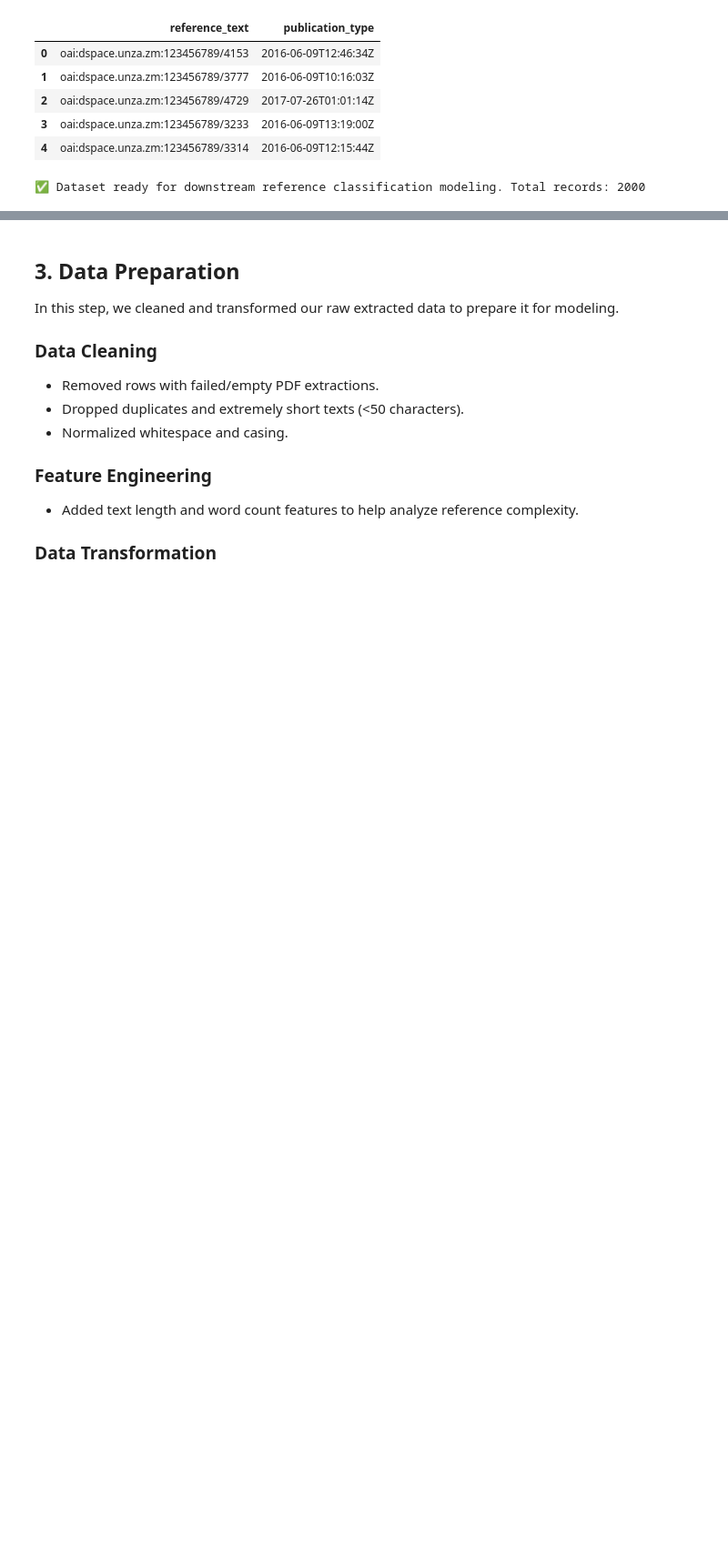
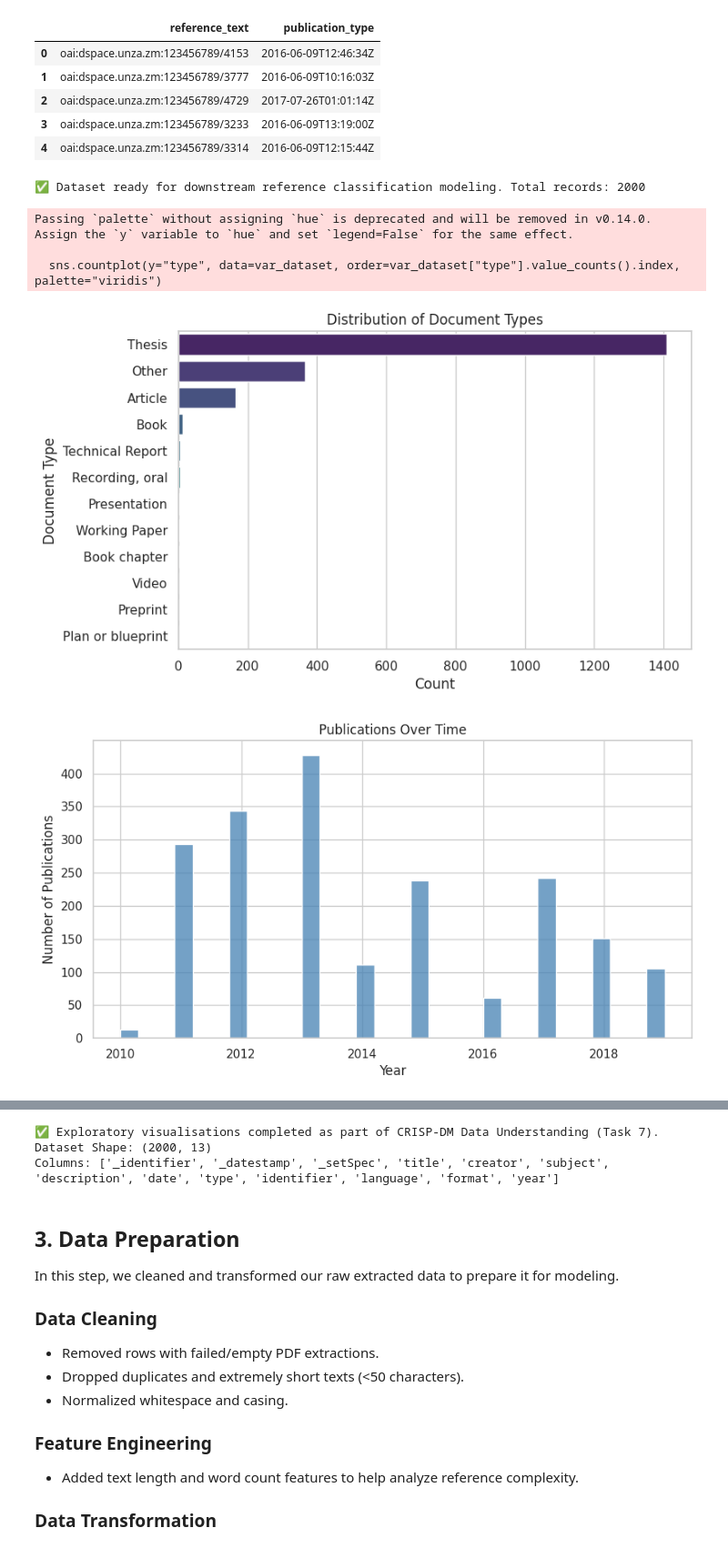
Before and after one commit to msimuko/code-unza25-csc4792-project_team_30, a Jupyter notebook: code_unza25_csc4792_project_team_30_notebook.ipynb, the cells around one changed output, grey strips where cells are left out. Shown at 91% size. Cells and saved outputs as stored; diff of their text form; code cells hidden in the pictures; blank space fills up the shorter version.

```diff
--- a/code_unza25_csc4792_project_team_30_notebook.ipynb
+++ b/code_unza25_csc4792_project_team_30_notebook.ipynb
@@ -434,3 +434,76 @@ oaidspaceunzazm: 2000
 | 3 | oai:dspace.unza.zm:123456789/3233 | 2016-06-09T13:19:00Z |
 | 4 | oai:dspace.unza.zm:123456789/3314 | 2016-06-09T12:15:44Z |
 ✅ Dataset ready for downstream reference classification modeling. Total records: 2000
+# %%
+# 📊 Task 7: Data Understanding – Exploratory Visualisations (CRISP-DM)
+
+import seaborn as sns
+from wordcloud import WordCloud
+
+sns.set(style="whitegrid")
+
+# --- 1. Distribution of document types ---
+plt.figure(figsize=(8,5))
+sns.countplot(y="type", data=var_dataset, order=var_dataset["type"].value_counts().index, palette="viridis")
+plt.title("Distribution of Document Types")
+plt.xlabel("Count")
+plt.ylabel("Document Type")
+plt.show()
+
+# --- 2. Publication trends over time ---
+# Use 'date' column (extract year if possible)
+var_dataset["year"] = pd.to_numeric(var_dataset["date"].astype(str).str[:4], errors="coerce")
+
+plt.figure(figsize=(10,5))
+sns.histplot(var_dataset["year"].dropna(), bins=30, kde=False, color="steelblue")
+plt.title("Publications Over Time")
+plt.xlabel("Year")
+plt.ylabel("Number of Publications")
+plt.show()
+
+# --- 3. Languages distribution ---
+plt.figure(figsize=(6,4))
+var_dataset["language"].value_counts().head(10).plot(kind="bar", color="coral")
+plt.title("Top 10 Languages in the Repository")
+plt.xlabel("Language")
+plt.ylabel("Count")
+plt.show()
+
+# --- 4. Top Authors/Creators ---
+plt.figure(figsize=(10,5))
+var_dataset["creator"].value_counts().head(10).plot(kind="bar", color="slateblue")
+plt.title("Top 10 Authors by Publications")
+plt.xlabel("Author")
+plt.ylabel("Count")
+plt.show()
+
+# --- 5. WordCloud of subjects ---
+text_subjects = " ".join(str(s) for s in var_dataset["subject"].dropna())
+wordcloud = WordCloud(width=1000, height=600, background_color="white").generate(text_subjects)
+
+plt.figure(figsize=(12,7))
+plt.imshow(wordcloud, interpolation="bilinear")
+plt.axis("off")
+plt.title("Common Research Subjects", fontsize=16)
+plt.show()
+
+# --- 6. WordCloud of titles (optional for themes) ---
+text_titles = " ".join(str(t) for t in var_dataset["title"].dropna())
+wordcloud_titles = WordCloud(width=1000, height=600, background_color="white").generate(text_titles)
+
+plt.figure(figsize=(12,7))
+plt.imshow(wordcloud_titles, interpolation="bilinear")
+plt.axis("off")
+plt.title("Frequent Terms in Titles", fontsize=16)
+plt.show()
+
+# --- Summary ---
+print("✅ Exploratory visualisations completed as part of CRISP-DM Data Understanding (Task 7).")
+print(f"Dataset Shape: {var_dataset.shape}")
+print("Columns:", var_dataset.columns.tolist())
+# %% [output]
+Passing `palette` without assigning `hue` is deprecated and will be removed in v0.14.0. Assign the `y` variable to `hue` and set `legend=False` for the same effect.
+
+  sns.countplot(y="type", data=var_dataset, order=var_dataset["type"].value_counts().index, palette="viridis")
+[figure, added]
+[figure, added]
@@ -437,3 +514,6 @@ oaidspaceunzazm: 2000
+✅ Exploratory visualisations completed as part of CRISP-DM Data Understanding (Task 7).
+Dataset Shape: (2000, 13)
+Columns: ['_identifier', '_datestamp', '_setSpec', 'title', 'creator', 'subject', 'description', 'date', 'type', 'identifier', 'language', 'format', 'year']
 # %% [markdown]
 ## 3. Data Preparation
 
```
Also changed, not shown: parts of 1 cell of this notebook.
